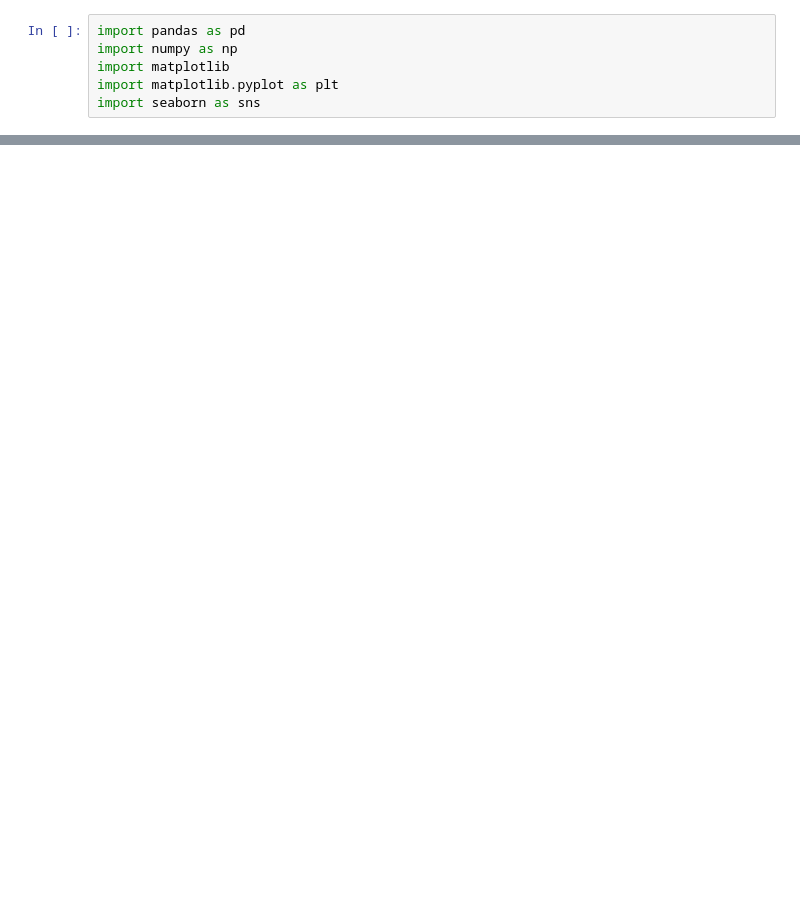
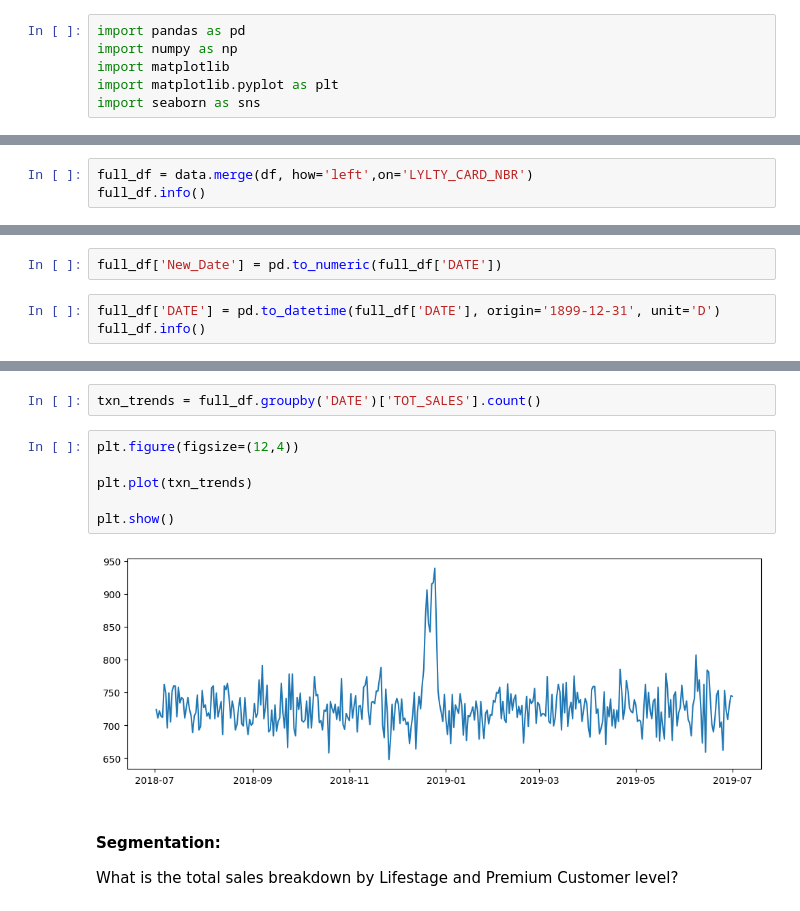
Before and after one commit to AzadiGathui/zindua-python-data-analysis, a Jupyter notebook: wk3_matplotlib_seaborn_geopandas/chip_viz.ipynb, the cells around one changed output, grey strips where cells are left out. Drawn from its saved outputs; the diff is of its cells as text; blank space fills up the shorter version.

```diff
--- a/wk3_matplotlib_seaborn_geopandas/chip_viz.ipynb
+++ b/wk3_matplotlib_seaborn_geopandas/chip_viz.ipynb
@@ -8,0 +13,3 @@ data = pd.read_csv(r"D:\2-zindua\03-python-data-analysis\zindua-python-data-anal
+# %%
+full_df = data.merge(df, how='left',on='LYLTY_CARD_NBR')
+full_df.info()
@@ -8,0 +34,5 @@ data = pd.read_csv(r"D:\2-zindua\03-python-data-analysis\zindua-python-data-anal
+# %%
+full_df['New_Date'] = pd.to_numeric(full_df['DATE'])
+# %%
+full_df['DATE'] = pd.to_datetime(full_df['DATE'], origin='1899-12-31', unit='D')
+full_df.info()
@@ -46,0 +124,13 @@ data.head()
+# %%
+txn_trends = full_df.groupby('DATE')['TOT_SALES'].count()
+# %%
+plt.figure(figsize=(12,4))
+
+plt.plot(txn_trends)
+
+plt.show()
+# %% [output]
+[figure, added]
+# %% [markdown]
+#### Segmentation:
+What is the total sales breakdown by Lifestage and Premium Customer level?
```
Also changed, not shown: parts of 33 cells of this notebook, 5 other files.
